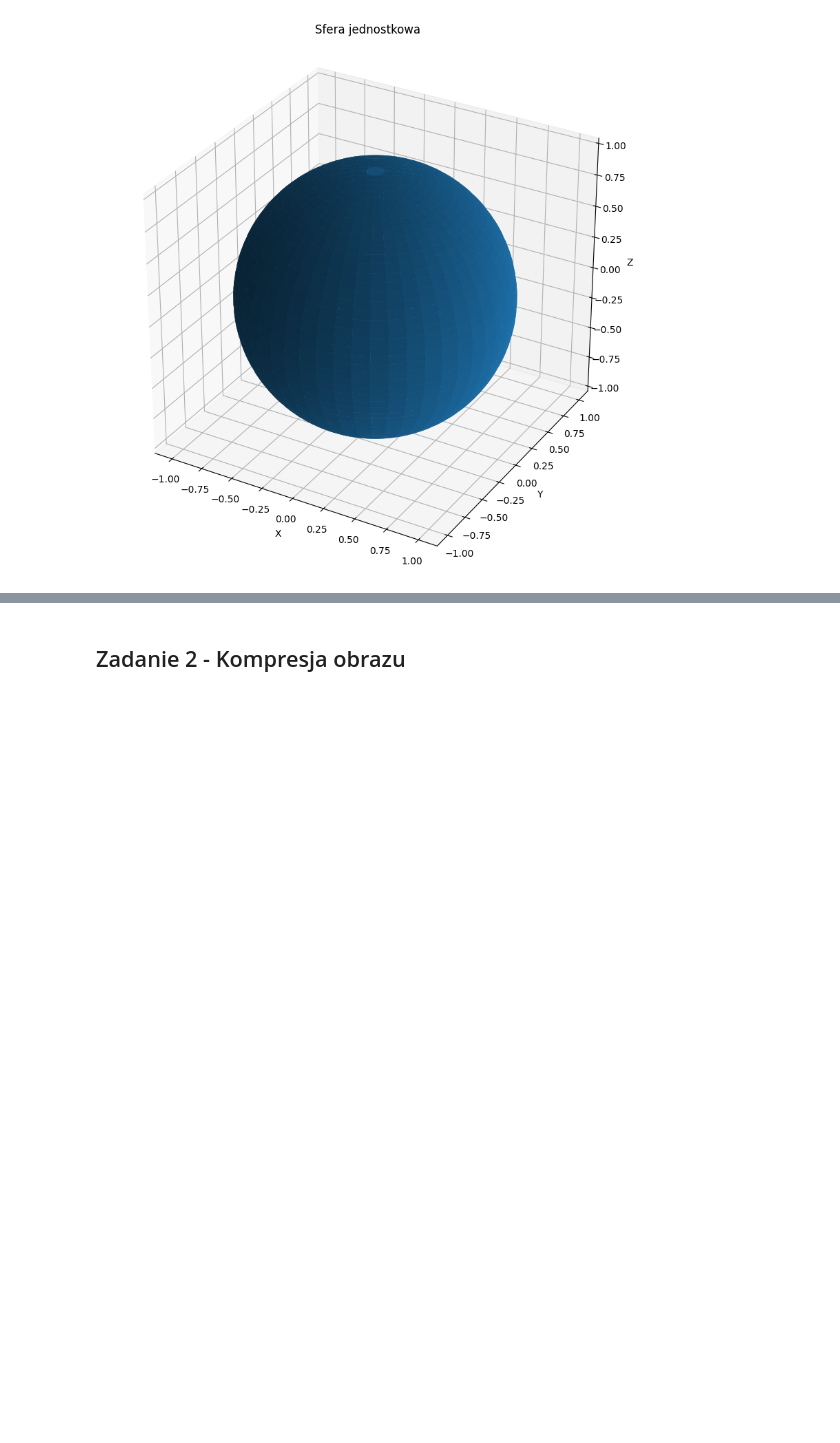
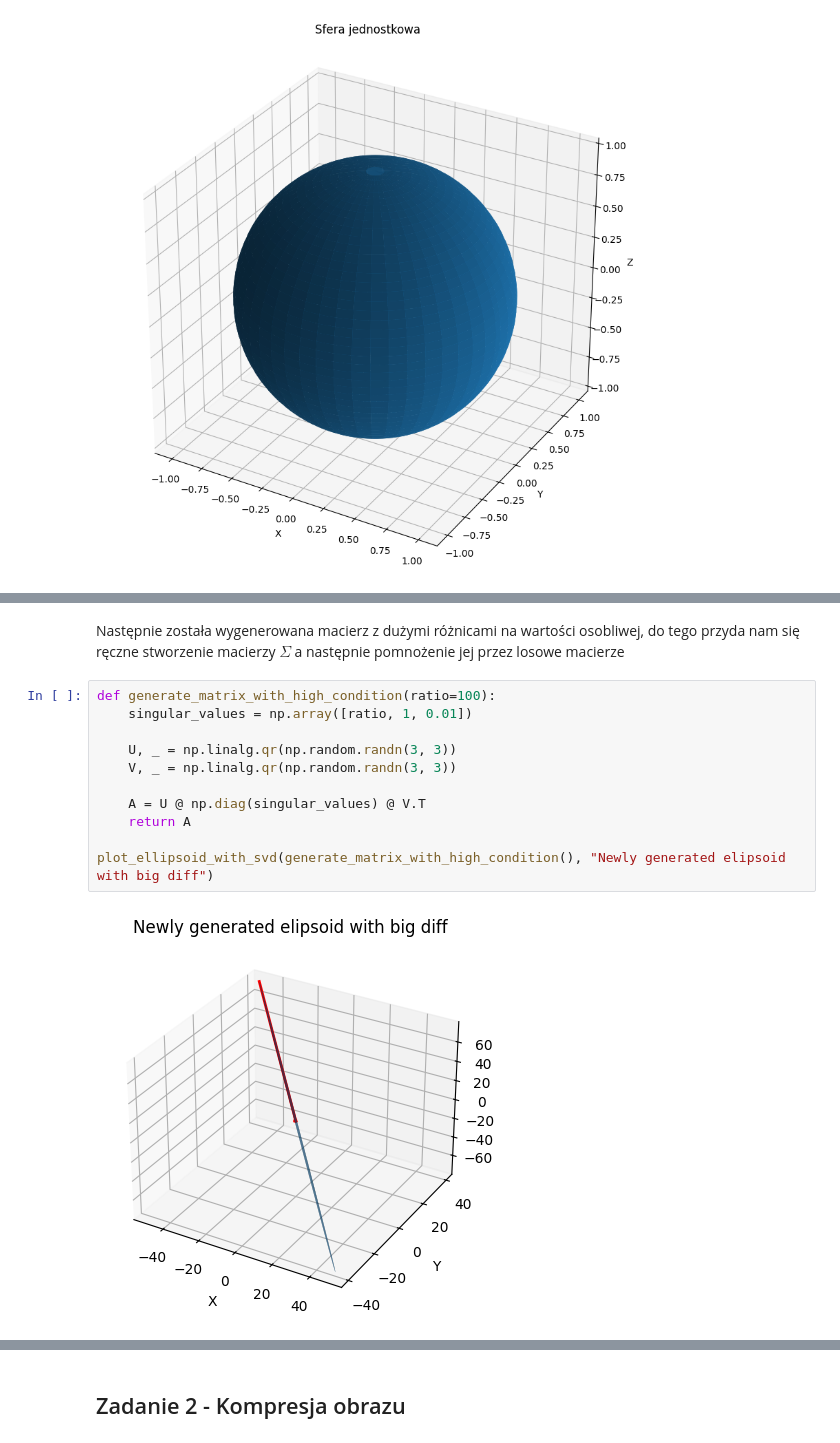
Before and after one commit to eszlamczyk/MOwNiT-Czech-lab-2024, a Jupyter notebook: lab05 - Singular Value Decomposition/lab5.ipynb, the cells around one changed output, grey strips where cells are left out. Drawn from its saved outputs; the diff is of its cells as text; blank space fills up the shorter version.

```diff
--- a/lab05 - Singular Value Decomposition/lab5.ipynb
+++ b/lab05 - Singular Value Decomposition/lab5.ipynb
@@ -61,0 +142,15 @@ plt.show()
+# %% [markdown]
+Następnie została wygenerowana macierz z dużymi różnicami na wartości osobliwej, do tego przyda nam się ręczne stworzenie macierzy $\Sigma$ a następnie pomnożenie jej przez losowe macierze
+# %%
+def generate_matrix_with_high_condition(ratio=100):
+    singular_values = np.array([ratio, 1, 0.01])
+
+    U, _ = np.linalg.qr(np.random.randn(3, 3))
+    V, _ = np.linalg.qr(np.random.randn(3, 3))
+
+    A = U @ np.diag(singular_values) @ V.T
+    return A
+
+plot_ellipsoid_with_svd(generate_matrix_with_high_condition(), "Newly generated elipsoid with big diff")
+# %% [output]
+[figure, added]
```
Also changed, not shown: parts of 9 cells of this notebook.
